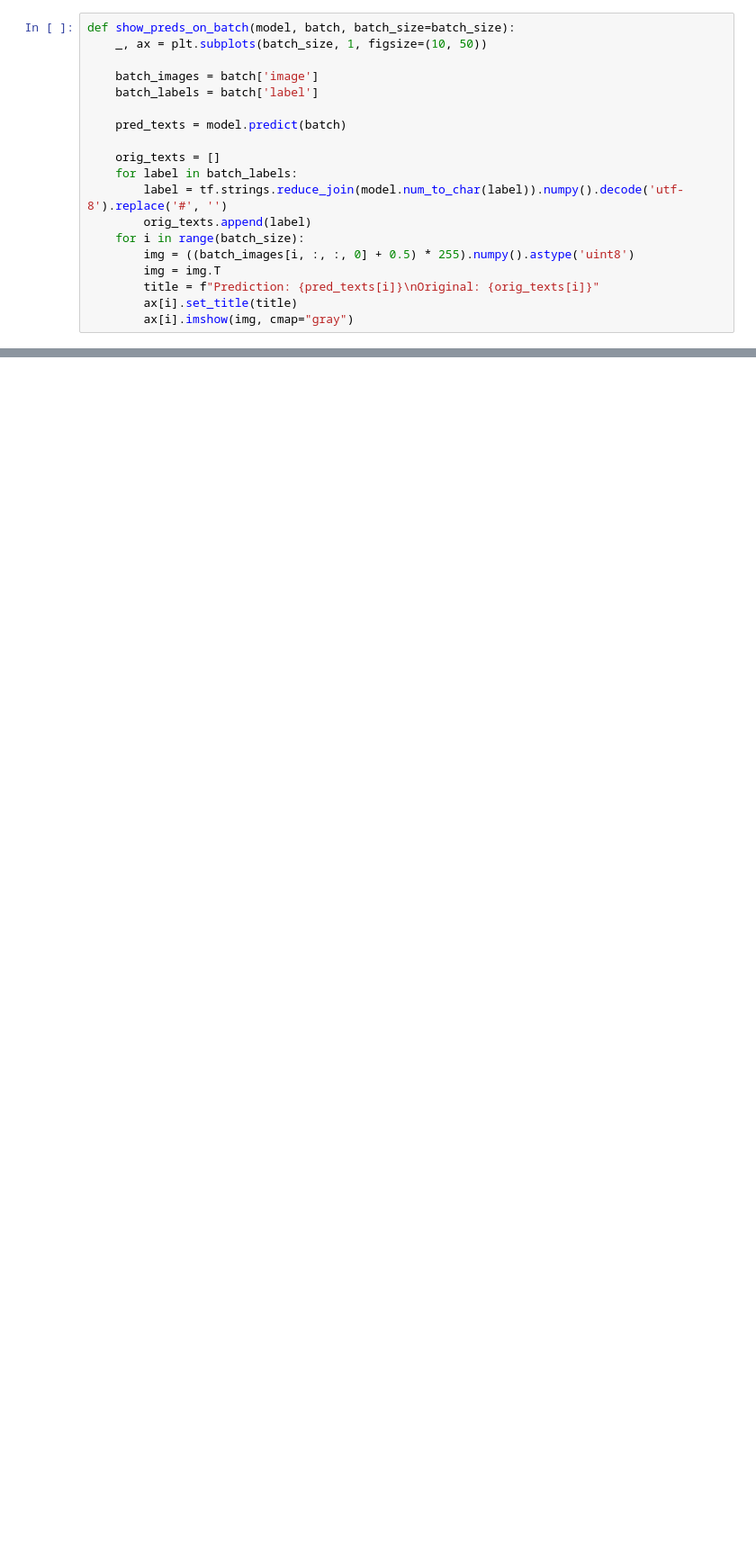
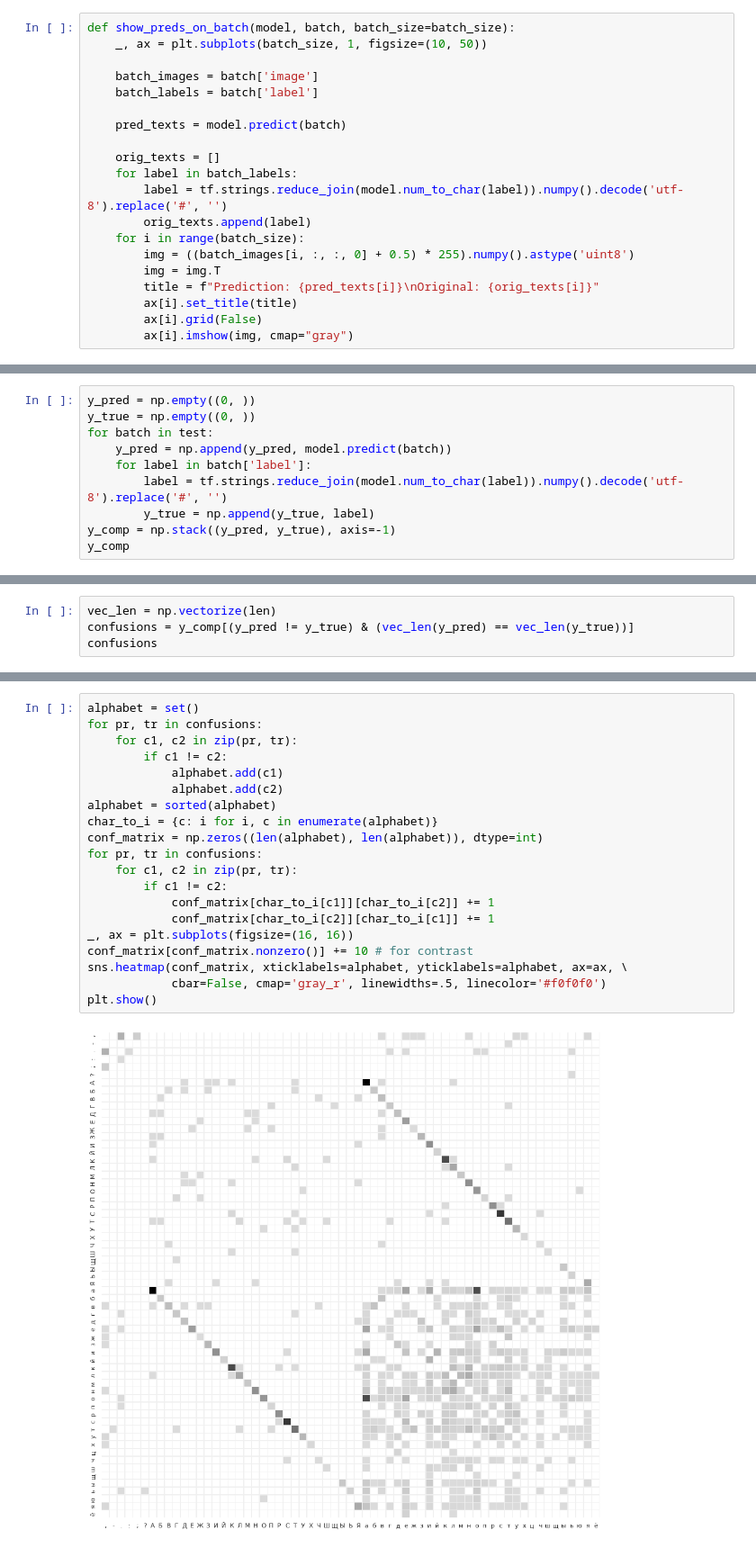
Before and after one commit to sir-timio/HTR, a Jupyter notebook: run.ipynb, the cells around one changed output, grey strips where cells are left out. Shown: that part at 90% size. Drawn from its saved outputs; the diff is of its cells as text; blank space fills up the shorter version.

Commit message:
run.ipynb with conf matrix

```diff
--- a/run.ipynb
+++ b/run.ipynb
@@ -167,6 +164,7 @@ def show_preds_on_batch(model, batch, batch_size=batch_size):
         img = img.T
         title = f"Prediction: {pred_texts[i]}\nOriginal: {orig_texts[i]}"
         ax[i].set_title(title)
+        ax[i].grid(False)
         ax[i].imshow(img, cmap="gray")
 # %%
 for batch in test.take(1):
@@ -177,0 +176,10 @@ for batch in test.take(1):
+# %%
+y_pred = np.empty((0, ))
+y_true = np.empty((0, ))
+for batch in test:
+    y_pred = np.append(y_pred, model.predict(batch))
+    for label in batch['label']:
+        label = tf.strings.reduce_join(model.num_to_char(label)).numpy().decode('utf-8').replace('#', '')
+        y_true = np.append(y_true, label)
+y_comp = np.stack((y_pred, y_true), axis=-1)
+y_comp
@@ -177,0 +194,4 @@ for batch in test.take(1):
+# %%
+vec_len = np.vectorize(len)
+confusions = y_comp[(y_pred != y_true) & (vec_len(y_pred) == vec_len(y_true))]
+confusions
@@ -177,0 +206,22 @@ for batch in test.take(1):
+# %%
+alphabet = set()
+for pr, tr in confusions:
+    for c1, c2 in zip(pr, tr):
+        if c1 != c2:
+            alphabet.add(c1)
+            alphabet.add(c2)
+alphabet = sorted(alphabet)
+char_to_i = {c: i for i, c in enumerate(alphabet)}
+conf_matrix = np.zeros((len(alphabet), len(alphabet)), dtype=int)
+for pr, tr in confusions:
+    for c1, c2 in zip(pr, tr):
+        if c1 != c2:
+            conf_matrix[char_to_i[c1]][char_to_i[c2]] += 1
+            conf_matrix[char_to_i[c2]][char_to_i[c1]] += 1
+_, ax = plt.subplots(figsize=(16, 16))
+conf_matrix[conf_matrix.nonzero()] += 10 # for contrast
+sns.heatmap(conf_matrix, xticklabels=alphabet, yticklabels=alphabet, ax=ax, \
+            cbar=False, cmap='gray_r', linewidths=.5, linecolor='#f0f0f0')
+plt.show()
+# %% [output]
+[figure, added]
```
Also changed, not shown: parts of 16 cells of this notebook, 2 other files.
